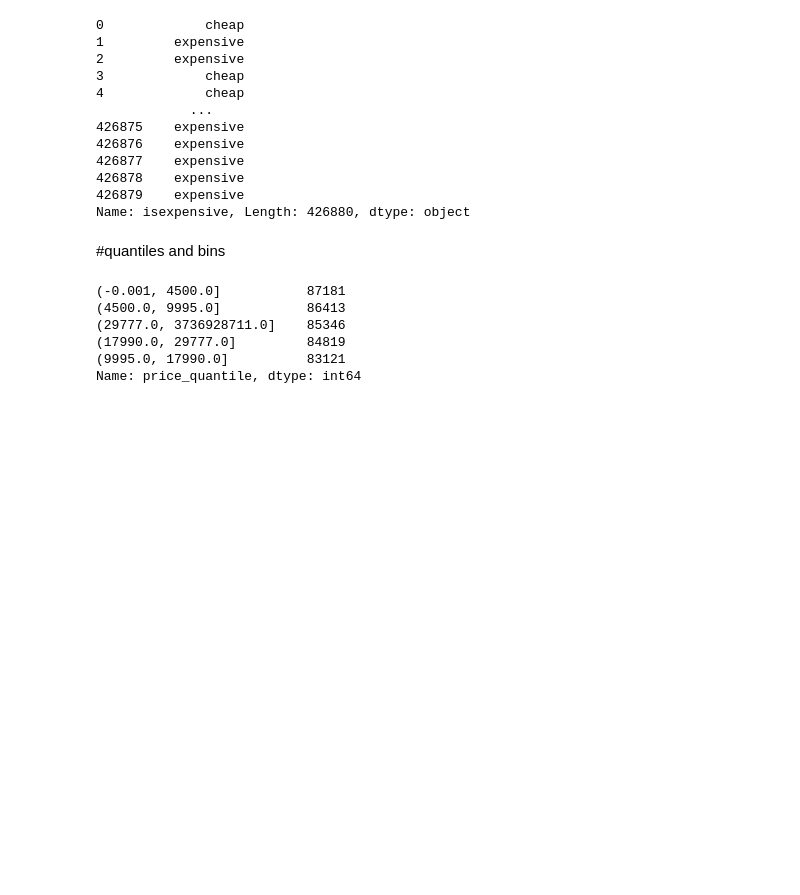
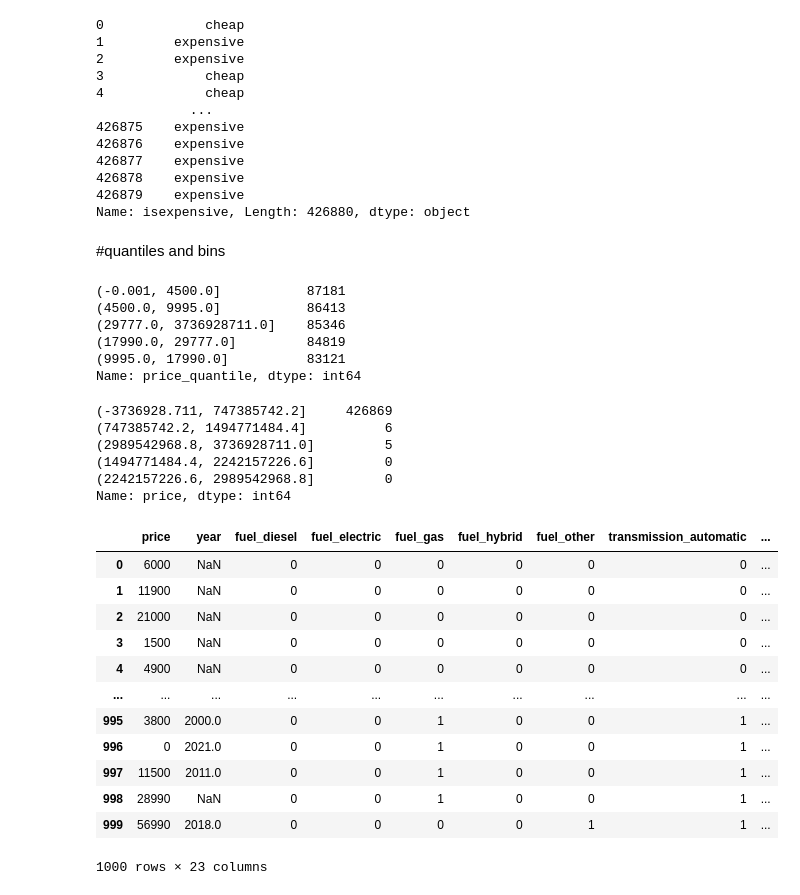
Before and after one commit to jmajurel/ml, a Jupyter notebook: data_manipulation.ipynb, the cells around one changed output. Saved outputs shown, nothing was run; the diff lists cells and outputs as text; code cells hidden in the pictures; blank space fills up the shorter version.

```diff
--- a/data_manipulation.ipynb
+++ b/data_manipulation.ipynb
@@ -272,3 +272,30 @@ data['price_quantile'].value_counts()
 (17990.0, 29777.0]         84819
 (9995.0, 17990.0]          83121
 Name: price_quantile, dtype: int64
+# %%
+pd.cut(data.price,5).value_counts()
+# %% [output]
+(-3736928.711, 747385742.2]     426869
+(747385742.2, 1494771484.4]          6
+(2989542968.8, 3736928711.0]         5
+(1494771484.4, 2242157226.6]         0
+(2242157226.6, 2989542968.8]         0
+Name: price, dtype: int64
+# %%
+dummie_vars = pd.get_dummies(data[['price', 'year', 'fuel', 'transmission', 'type']]).head(1000)
+# %%
+dummie_vars
+# %% [output]
+|  | price | year | fuel_diesel | fuel_electric | fuel_gas | fuel_hybrid | fuel_other | transmission_automatic | ... |
+| 0 | 6000 | NaN | 0 | 0 | 0 | 0 | 0 | 0 | ... |
+| 1 | 11900 | NaN | 0 | 0 | 0 | 0 | 0 | 0 | ... |
+| 2 | 21000 | NaN | 0 | 0 | 0 | 0 | 0 | 0 | ... |
+| 3 | 1500 | NaN | 0 | 0 | 0 | 0 | 0 | 0 | ... |
+| 4 | 4900 | NaN | 0 | 0 | 0 | 0 | 0 | 0 | ... |
+| ... | ... | ... | ... | ... | ... | ... | ... | ... | ... |
+| 995 | 3800 | 2000.0 | 0 | 0 | 1 | 0 | 0 | 1 | ... |
+| 996 | 0 | 2021.0 | 0 | 0 | 1 | 0 | 0 | 1 | ... |
+| 997 | 11500 | 2011.0 | 0 | 0 | 1 | 0 | 0 | 1 | ... |
+| 998 | 28990 | NaN | 0 | 0 | 1 | 0 | 0 | 1 | ... |
+| 999 | 56990 | 2018.0 | 0 | 0 | 0 | 0 | 1 | 1 | ... |
+1000 rows × 23 columns
```
Also changed, not shown: parts of 3 cells of this notebook.
